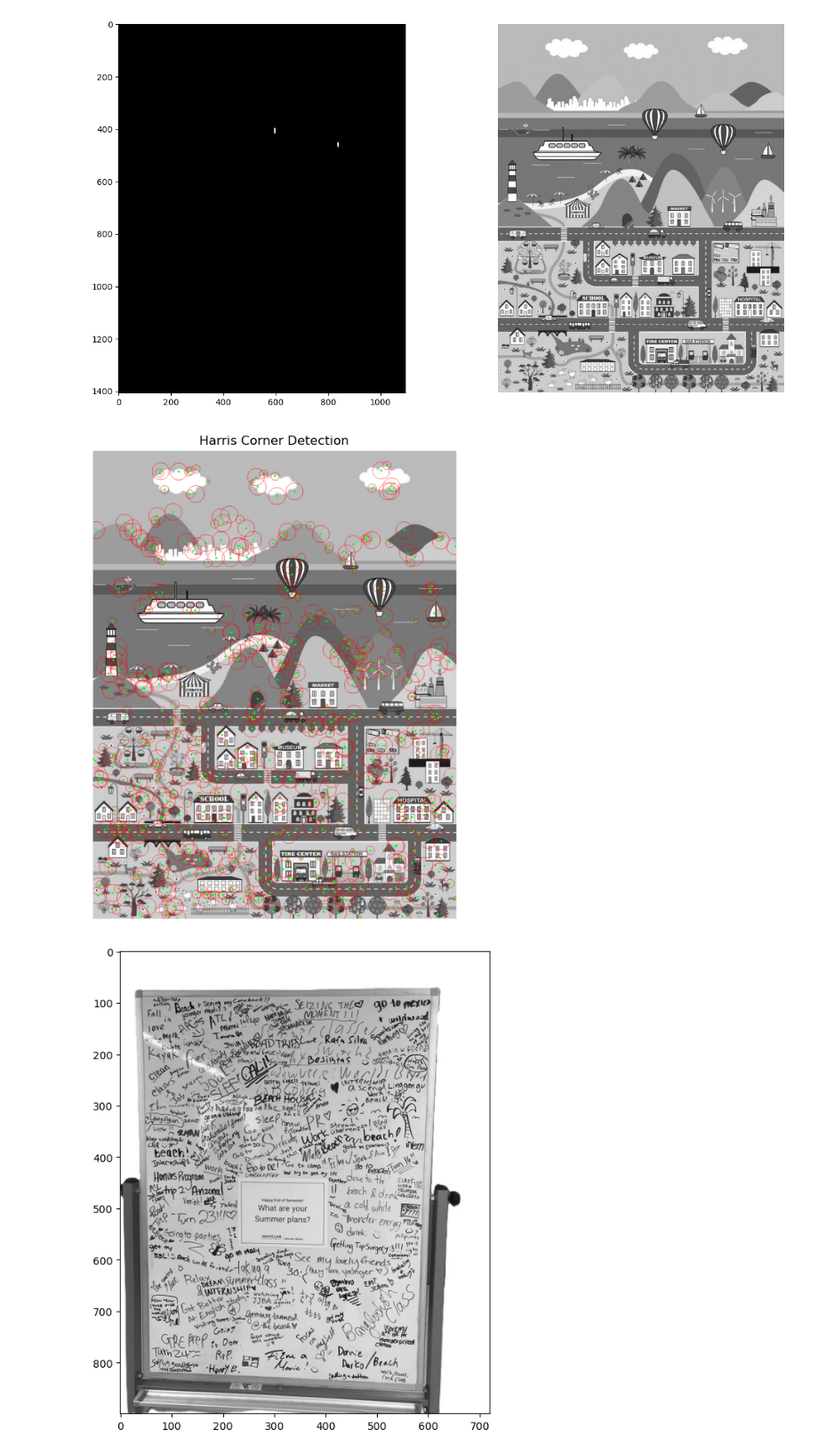
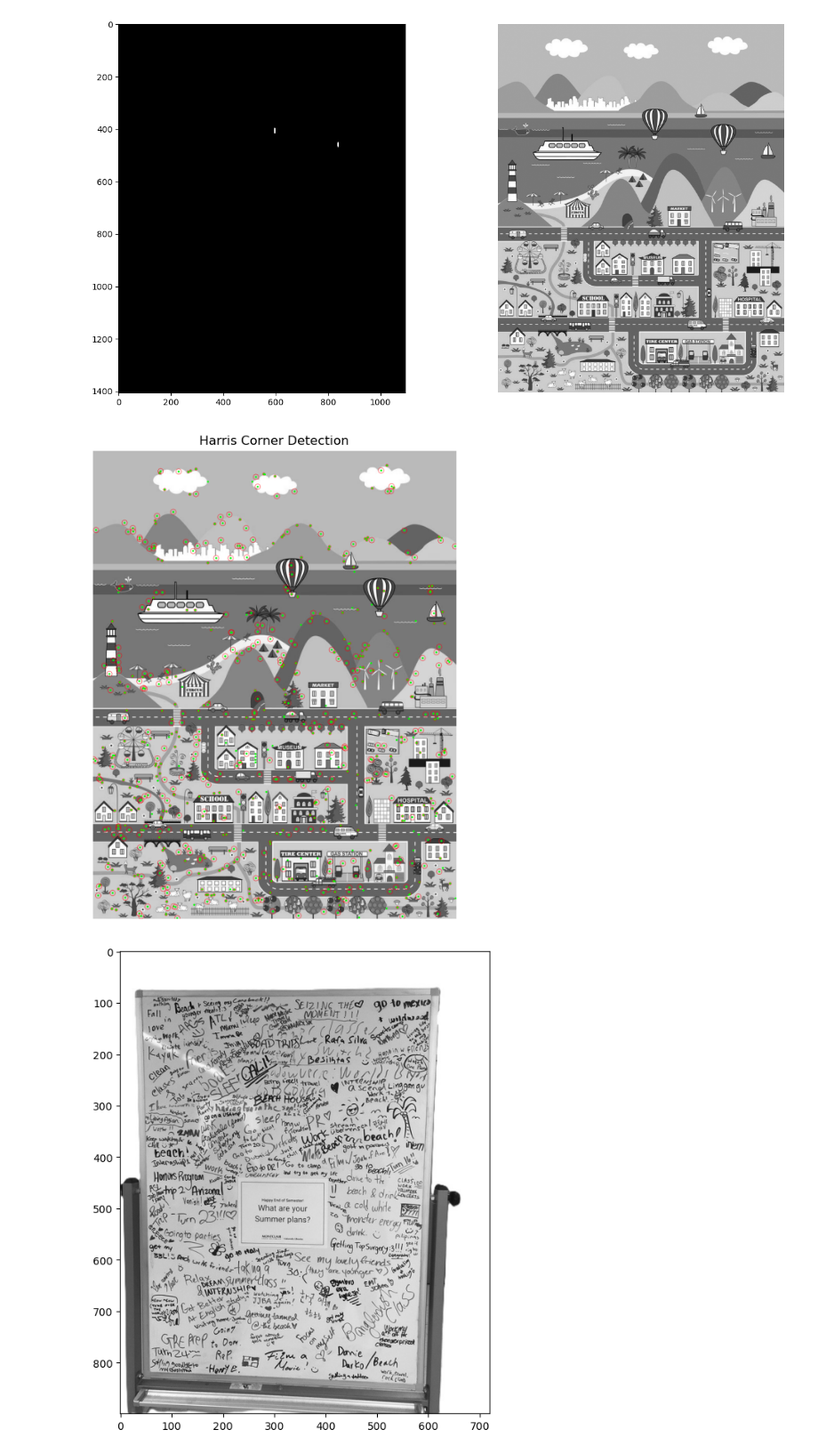
Before and after one commit to York-Citynew/template-search, a Jupyter notebook: image_search.ipynb, the cells around one changed output. Shown at 89% size. Drawn from its saved outputs; the diff is of its cells as text; code cells hidden in the pictures.

```diff
--- a/image_search.ipynb
+++ b/image_search.ipynb
@@ -44,37 +44,36 @@ def harris(image, k, ksize, p, s, s_min):
             candidate_xy.append((y, x))
 
     image64 = image.astype(np.float64)
 
     norm_lap = []
     sigmas = 2**np.arange(s_min, s) # 2**i, i=0..s-1
     for s in sigmas:
         blurred = cv2.GaussianBlur(image64, (0, 0), s)
         lap = cv2.Laplacian(blurred, cv2.CV_64F, ksize=5)
         norm_lap.append((s ** 2) * np.abs(lap))
     norm_lap = np.stack(norm_lap, axis=0)
 
     keypoints = []
     for (y, x) in candidate_xy:
         s_idx = np.argmax(norm_lap[:, y, x])
         keypoints.append((y, x, sigmas[s_idx]))
     return keypoints
 
 def draw_harris(image, k, ksize, p, s, s_min=0):
     keypoints = harris(image, k, ksize, p, s, s_min)
     rgb_image = cv2.cvtColor(image, cv2.COLOR_GRAY2RGB)
     for (y, x, sigma) in keypoints:
-        r = 3 * sigma
-        cv2.circle(rgb_image, (int(x), int(y)), r, (255, 0, 0), 1)
-        cv2.circle(rgb_image, (int(x), int(y)), 1, (0, 255, 0), 2)
+        cv2.circle(rgb_image, (x,y), sigma, (255, 0, 0), 1)
+        cv2.circle(rgb_image, (x,y), 1, (0, 255, 0), 2)
     plt.figure(figsize=(15, 8))
     plt.imshow(rgb_image)
     plt.axis('off')
     plt.title('Harris Corner Detection')
     plt.show()
 
 draw_harris(map_image, 0.05, 5, 57.5, 4)
 # %% [output]
-[figure, old version]
+[figure, new version]
 # %%
 board_image = cv2.imread('Whiteboard.jpg', cv2.IMREAD_GRAYSCALE)
 plt.figure(figsize=(12,8))
```
Also changed, not shown: parts of 1 cell of this notebook.
